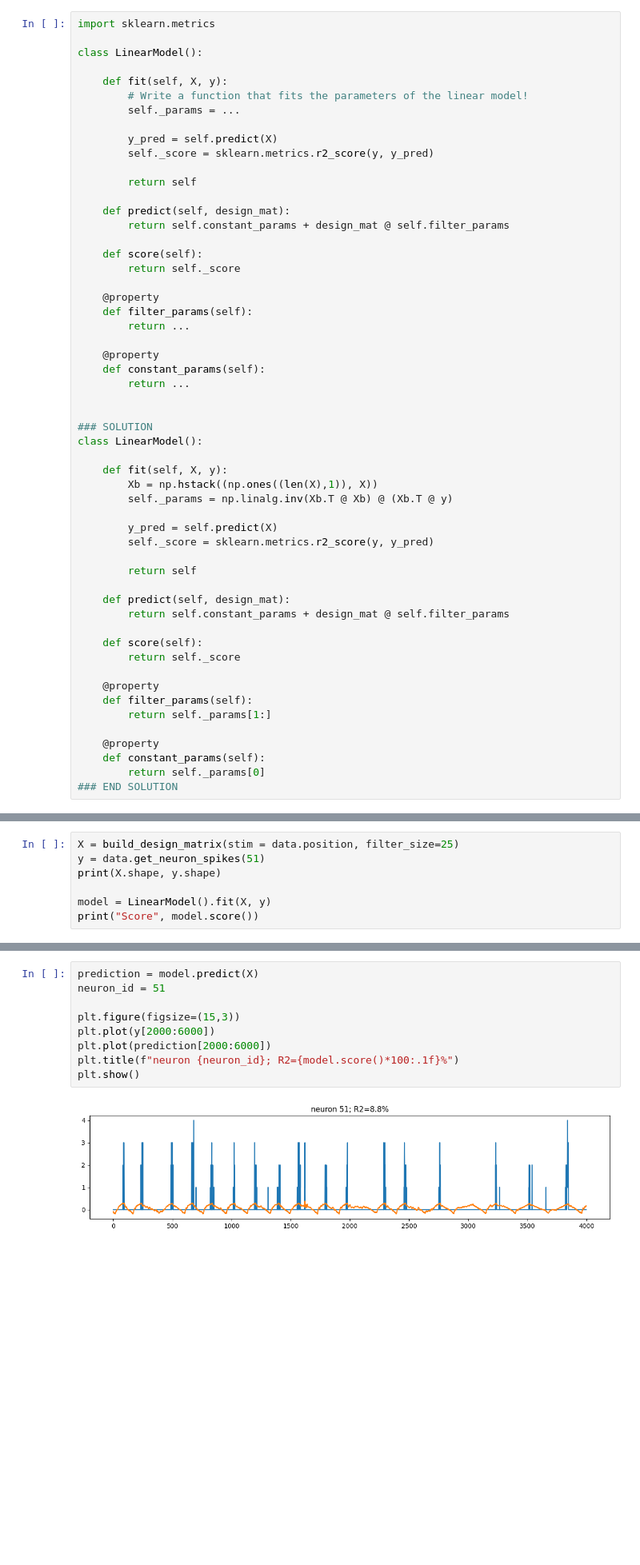
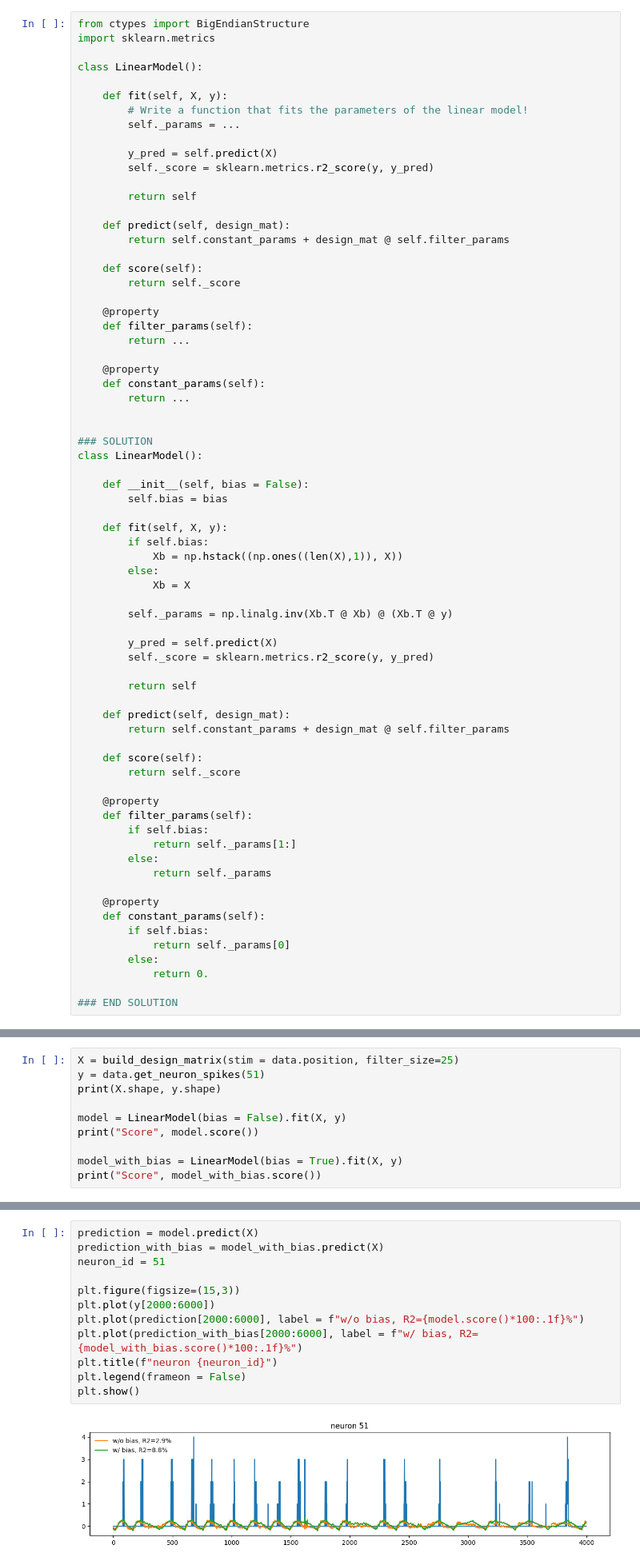
Before and after one commit to MMathisLab/Nx-435_EPFL, a Jupyter notebook: Notebooks/GLMs.ipynb, the cells around one changed output, grey strips where cells are left out. Shown at 80% size. Drawn from its saved outputs; the diff is of its cells as text; blank space fills up the shorter version.

```diff
--- a/Notebooks/GLMs.ipynb
+++ b/Notebooks/GLMs.ipynb
@@ -219,4 +264,5 @@ We now have a pre-processed dataset, consisting of the design matrix $X$, and a
 # %%
+from ctypes import BigEndianStructure
 import sklearn.metrics
 
 class LinearModel():
@@ -248,8 +294,15 @@ class LinearModel():
 ### SOLUTION
 class LinearModel():
 
+    def __init__(self, bias = False):
+        self.bias = bias
+
     def fit(self, X, y):
-        Xb = np.hstack((np.ones((len(X),1)), X))
+        if self.bias:
+            Xb = np.hstack((np.ones((len(X),1)), X))
+        else:
+            Xb = X
+
         self._params = np.linalg.inv(Xb.T @ Xb) @ (Xb.T @ y)
 
         y_pred = self.predict(X)
@@ -265,11 +318,18 @@ class LinearModel():
 
     @property
     def filter_params(self):
-        return self._params[1:]
+        if self.bias:
+            return self._params[1:]
+        else:
+            return self._params
 
     @property
     def constant_params(self):
-        return self._params[0]
+        if self.bias:
+            return self._params[0]
+        else:
+            return 0.
+
 ### END SOLUTION
 # %% [markdown]
 Let's test our implementation on some synthetic data.
@@ -289,7 +385,10 @@ X = build_design_matrix(stim = data.position, filter_size=25)
 y = data.get_neuron_spikes(51)
 print(X.shape, y.shape)
 
-model = LinearModel().fit(X, y)
+model = LinearModel(bias = False).fit(X, y)
 print("Score", model.score())
+
+model_with_bias = LinearModel(bias = True).fit(X, y)
+print("Score", model_with_bias.score())
 # %% [output]
 (10178, 25) (10178,)
@@ -297,12 +397,15 @@ Score 0.08755237390926196
 # %%
 prediction = model.predict(X)
+prediction_with_bias = model_with_bias.predict(X)
 neuron_id = 51
 
 plt.figure(figsize=(15,3))
 plt.plot(y[2000:6000])
-plt.plot(prediction[2000:6000])
-plt.title(f"neuron {neuron_id}; R2={model.score()*100:.1f}%")
+plt.plot(prediction[2000:6000], label = f"w/o bias, R2={model.score()*100:.1f}%")
+plt.plot(prediction_with_bias[2000:6000], label = f"w/ bias, R2={model_with_bias.score()*100:.1f}%")
+plt.title(f"neuron {neuron_id}")
+plt.legend(frameon = False)
 plt.show()
 # %% [output]
-[figure, old version]
+[figure, new version]
 # %% [markdown]
```
Also changed, not shown: parts of 31 cells of this notebook.
